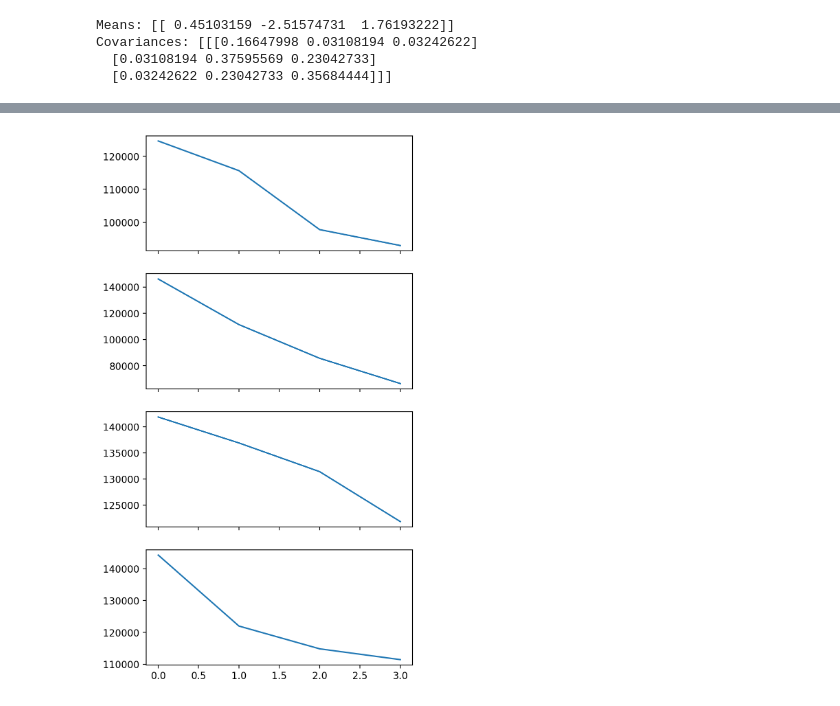
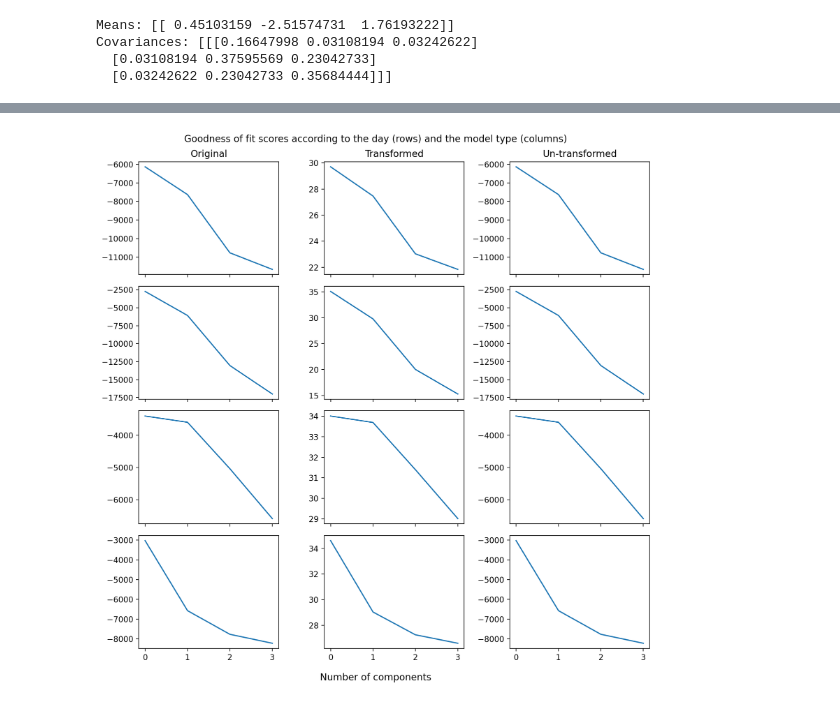
Before and after one commit to AurelienNioche/MAppAnalysis, a Jupyter notebook: notebooks/active_inference/main_11.ipynb, the cells around one changed output, grey strips where cells are left out. Cells and saved outputs as stored; diff of their text form; code cells hidden in the pictures.

```diff
--- a/notebooks/active_inference/main_11.ipynb
+++ b/notebooks/active_inference/main_11.ipynb
@@ -161,6 +160,6 @@ for day in range(n_days):
     ax.plot(n_components_range, cmp_score[day], marker='o')
     if day == n_days-1:(
         ax.set_xlabel('Number of components'))
-    ax.set_ylabel('AIC')
+    ax.set_ylabel('BIC')
 # %% [output]
 n days 17
@@ -252,7 +251,7 @@ for day in range(n_days):
         transformed_means = logit(gmm.means_).flatten()
         transformed_vars = np.log1p(gmm.covariances_).flatten()
         transformed_weights = logit(gmm.weights_).flatten()
-        transformed_n = np.atleast_1d(np.log1p(X.size / max_n))
+        transformed_n = np.atleast_1d(np.log(X.size / max_n))
 
         if n_components == 1:
             features = [transformed_means, transformed_vars, transformed_n]
@@ -317,5 +270,0 @@ from sklearn.preprocessing import MinMaxScaler
-# %%
-fig, axes = plt.subplots(nrows=n_model_types, figsize=(5, 10), sharex=True)
-for day in range(cmp_score.shape[1]):
-    ax = axes[day]
-    ax.plot(cmp_score[day])
@@ -324,7 +271,6 @@ for day in range(cmp_score.shape[1]):
 # %%
 org_shape = cmp_score.shape
-flat_cmp_score = cmp_score.flatten()
-score_scaler = MinMaxScaler(feature_range=(100, 1000))
-scaled_scores = score_scaler.fit_transform(flat_cmp_score.reshape(-1, 1)).flatten()
+score_scaler = MinMaxScaler(feature_range=(1, 10))
+scaled_scores = score_scaler.fit_transform(cmp_score.flatten().reshape(-1, 1)).flatten()
 transformed_scores, lambda_param = stats.boxcox(scaled_scores)
 transformed_scores = transformed_scores.reshape(org_shape)
@@ -331,7 +287,19 @@ transformed_scores = transformed_scores.reshape(org_shape)
 # %%
-fig, axes = plt.subplots(nrows=n_model_types, figsize=(5, 10), sharex=True)
+fig, axes = plt.subplots(nrows=n_model_types, ncols=3, figsize=(10, 10), sharex=True, sharey=False)
+fig.set_tight_layout(True)
+fig.suptitle("Goodness of fit scores according to the day (rows) and the model type (columns)")
+fig.supxlabel("Number of components")
+axes[0, 0].set_title("Original")
+axes[0, 1].set_title("Transformed")
+axes[0, 2].set_title("Un-transformed")
 for day in range(cmp_score.shape[1]):
-    ax = axes[day]
+    ax = axes[day, 0]
+    ax.plot(cmp_score[day])
+
+    ax = axes[day, 1]
     ax.plot(transformed_scores[day])
+
+    ax = axes[day, 2]
+    ax.plot(untransformed_scores[day])
 # %% [output]
-[figure, old version]
+[figure, new version]
```
Also changed, not shown: parts of 22 cells of this notebook, 7 other files.
